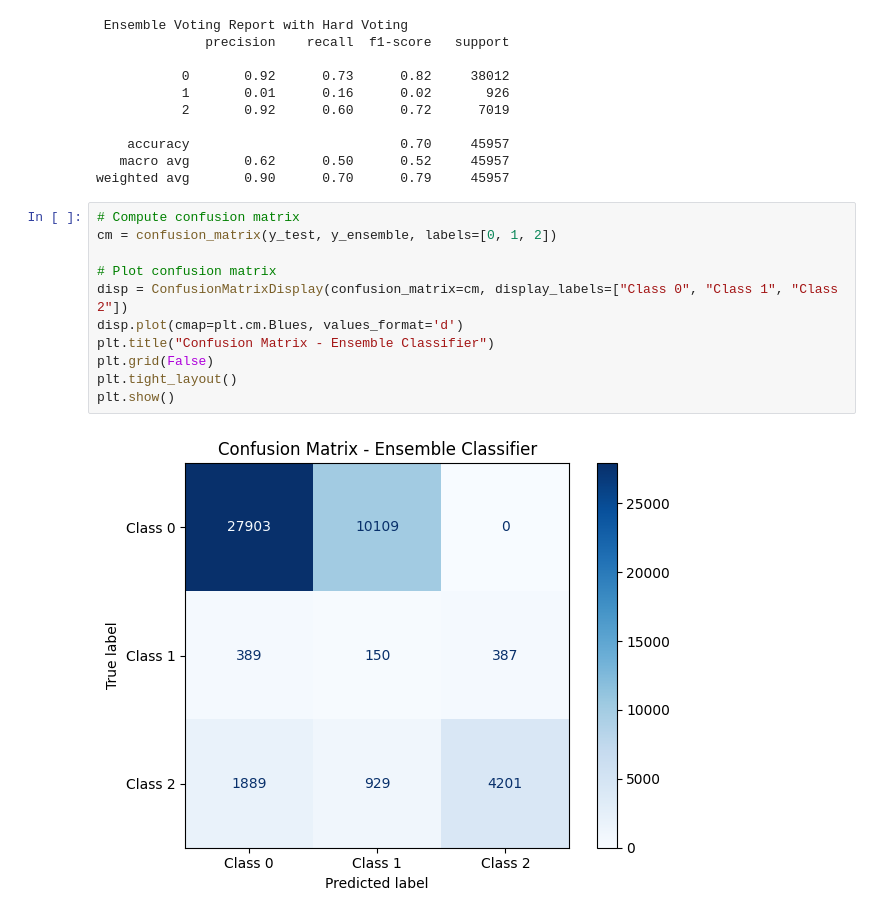
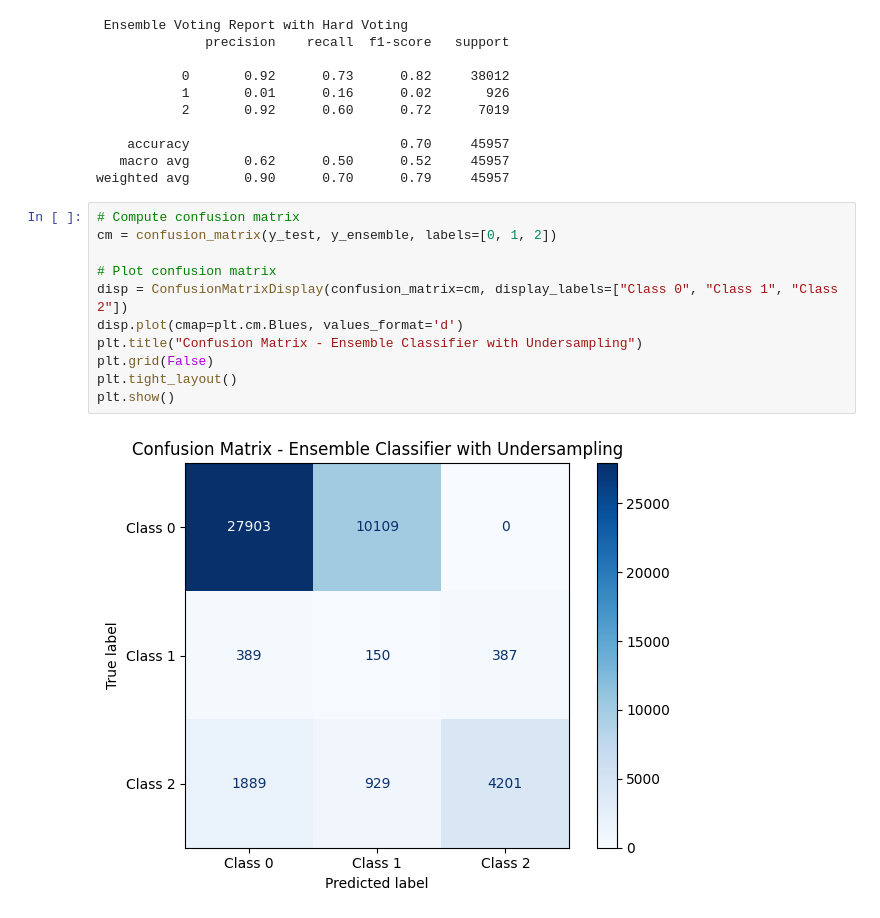
Before and after one commit to YaroslawBagriy/DiabetesRiskClassifier, a Jupyter notebook: notebooks_undersampling/ensemble_voting.ipynb, the cells around one changed output. Saved outputs shown, nothing was run; the diff lists cells and outputs as text.

```diff
--- a/notebooks_undersampling/ensemble_voting.ipynb
+++ b/notebooks_undersampling/ensemble_voting.ipynb
@@ -38,13 +38,13 @@ weighted avg       0.90      0.70      0.79     45957
 # %%
 # Compute confusion matrix
 cm = confusion_matrix(y_test, y_ensemble, labels=[0, 1, 2])
 
 # Plot confusion matrix
 disp = ConfusionMatrixDisplay(confusion_matrix=cm, display_labels=["Class 0", "Class 1", "Class 2"])
 disp.plot(cmap=plt.cm.Blues, values_format='d')
-plt.title("Confusion Matrix - Ensemble Classifier")
+plt.title("Confusion Matrix - Ensemble Classifier with Undersampling")
 plt.grid(False)
 plt.tight_layout()
 plt.show()
 # %% [output]
-[figure, old version]
+[figure, new version]
```
Also changed, not shown: 1 other file.
